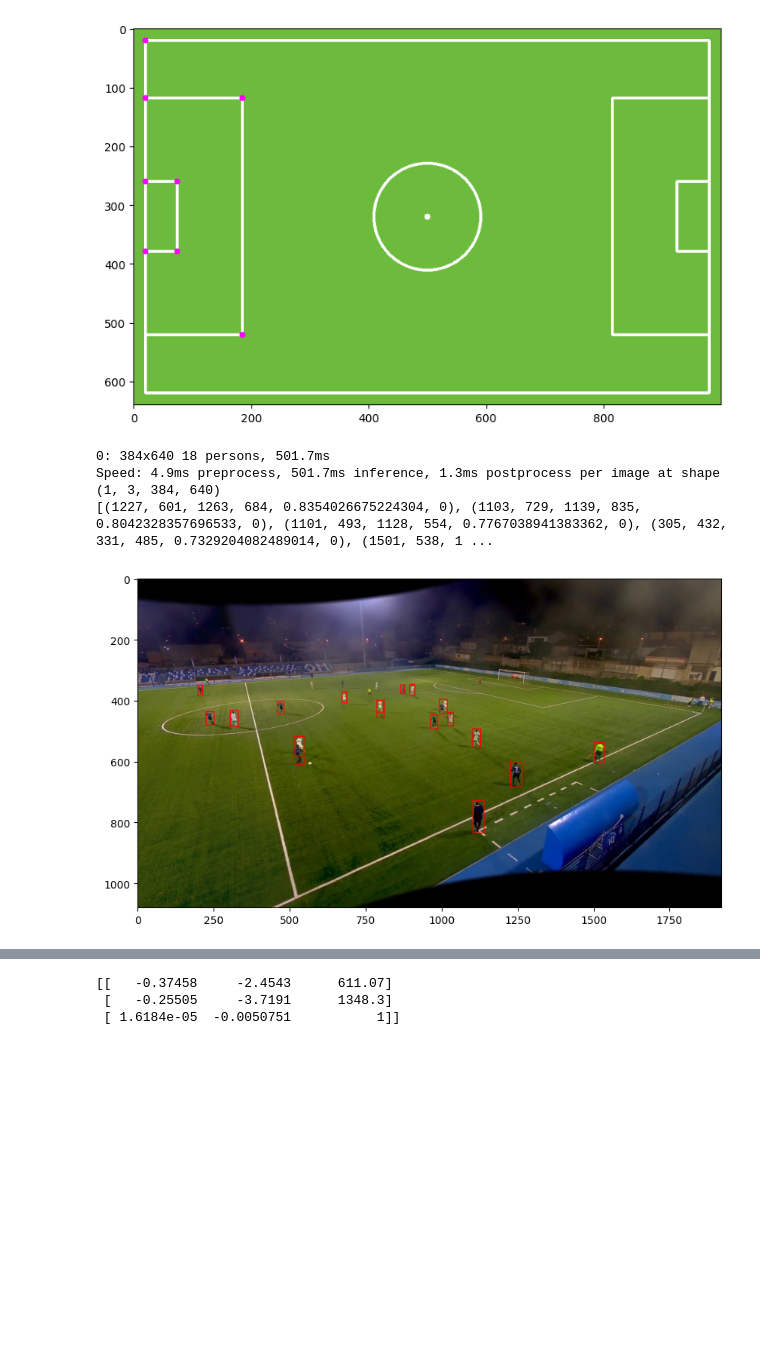
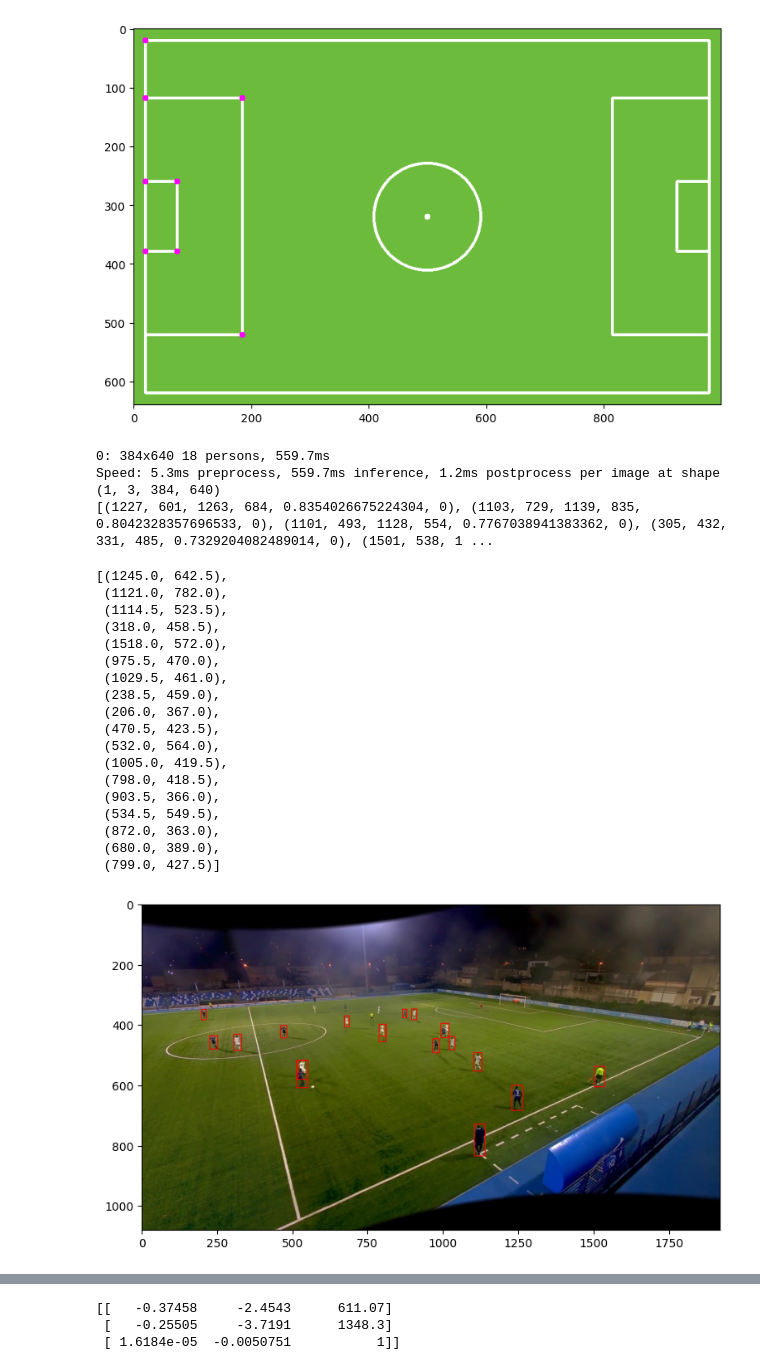
Before and after one commit to Lidan0241/YOLOv8, a Jupyter notebook: homo.ipynb, the cells around one changed output, grey strips where cells are left out. Drawn from its saved outputs; the diff is of its cells as text; code cells hidden in the pictures; blank space fills up the shorter version.

Commit message:
feat: players_on_field function and its plot

```diff
--- a/homo.ipynb
+++ b/homo.ipynb
@@ -436,38 +436,60 @@ model = YOLO("/Users/lydia/desktop/yolov8m.pt")
 def detect_persons(num_frames):
     a = annot[num_frames]
     image = cv2.imread(image_folder + a["image_name"].split("/")[-1])
     image = cv2.cvtColor(image, cv2.COLOR_BGR2RGB)
 
     results = model(image)
+    positions = []
 
     for result in results:
         detections = []
         for r in result.boxes.data.tolist():
             x1, y1, x2, y2, score, class_id = r
             x1 = int(x1)
             y1 = int(y1)
             x2 = int(x2)
             y2 = int(y2)
             class_id = int(class_id)
             if class_id == 0: # only detect players
                 detections.append((x1, y1, x2, y2, score, class_id))
 
     print(detections)
-
     # plot the image with the bounding boxes
     for detection in detections:
         x1, y1, x2, y2, score, class_id = detection
         image = cv2.rectangle(image, (x1, y1), (x2, y2), (255, 0, 0), 2)
-    plt.figure(figsize=(10,6))
+    plt.figure(figsize=(9,6))
     plt.imshow(image)
     plt.savefig("./plot/player_detection.jpg")
 
+    # get the foot center of the boxes for later use
+    positions = [((tup[0] + tup[2])/2, (tup[1] + tup[3])/2) for tup in detections]
+    return positions
+
 detect_persons(500)
 # %% [output]
-0: 384x640 18 persons, 501.7ms
-Speed: 4.9ms preprocess, 501.7ms inference, 1.3ms postprocess per image at shape (1, 3, 384, 640)
+0: 384x640 18 persons, 559.7ms
+Speed: 5.3ms preprocess, 559.7ms inference, 1.2ms postprocess per image at shape (1, 3, 384, 640)
 [(1227, 601, 1263, 684, 0.8354026675224304, 0), (1103, 729, 1139, 835, 0.8042328357696533, 0), (1101, 493, 1128, 554, 0.7767038941383362, 0), (305, 432, 331, 485, 0.7329204082489014, 0), (1501, 538, 1 ...
+[(1245.0, 642.5),
+ (1121.0, 782.0),
+ (1114.5, 523.5),
+ (318.0, 458.5),
+ (1518.0, 572.0),
+ (975.5, 470.0),
+ (1029.5, 461.0),
+ (238.5, 459.0),
+ (206.0, 367.0),
+ (470.5, 423.5),
+ (532.0, 564.0),
+ (1005.0, 419.5),
+ (798.0, 418.5),
+ (903.5, 366.0),
+ (534.5, 549.5),
+ (872.0, 363.0),
+ (680.0, 389.0),
+ (799.0, 427.5)]
-[figure, old version]
+[figure, new version]
 # %%
 # Compute homography matrix
 field_size = SoccerFieldSize.ELEVEN_A_SIDE.value
```
Also changed, not shown: parts of 1 cell of this notebook, 2 other files.
